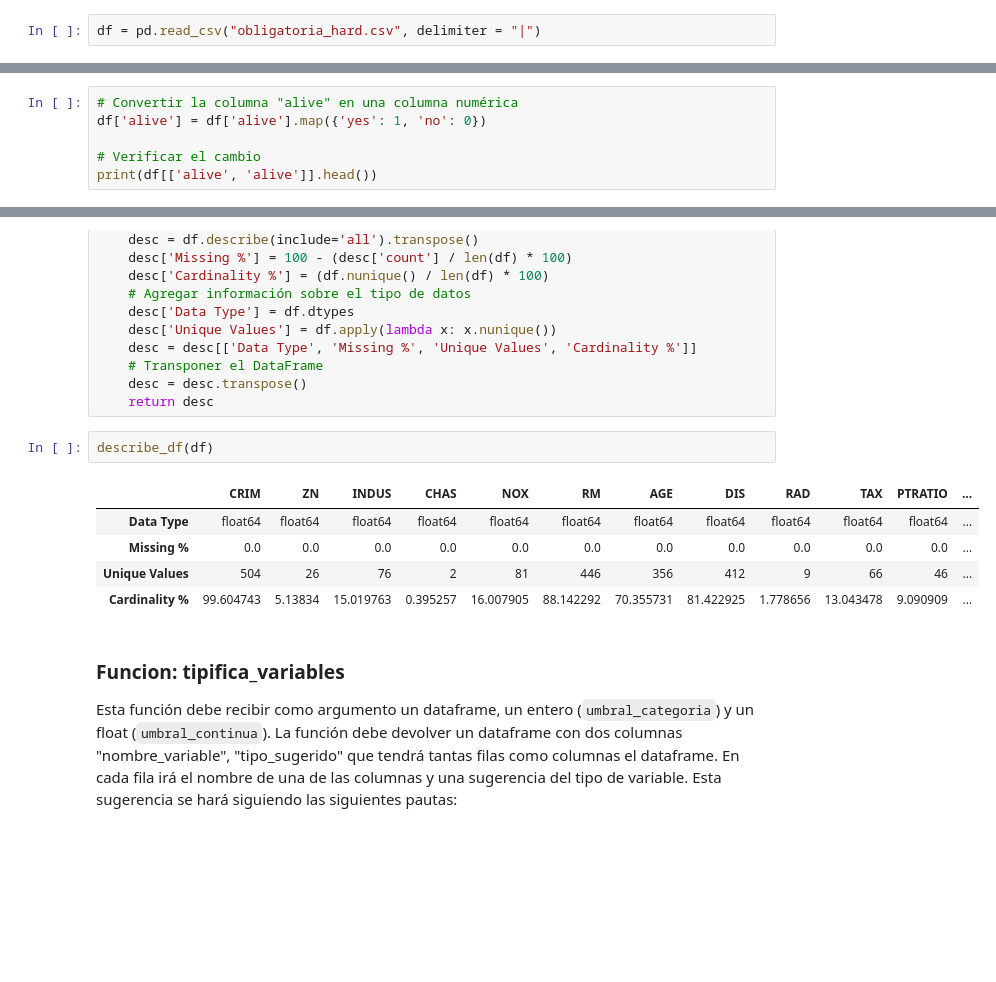
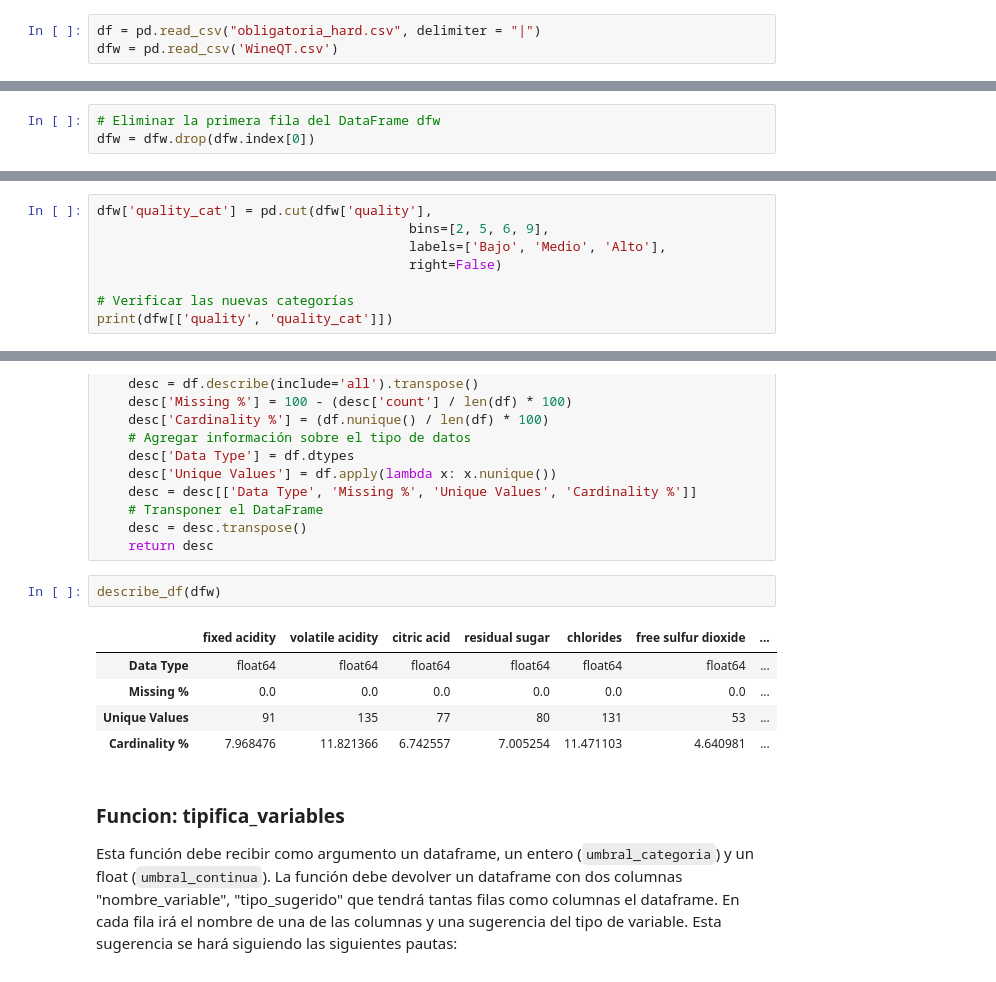
Before and after one commit to Juanxetee/TC-2, a Jupyter notebook: Team_Challenge_ToolBox_I.ipynb, the cells around one changed output, grey strips where cells are left out. Drawn from its saved outputs; the diff is of its cells as text; blank space fills up the shorter version.

```diff
--- a/Team_Challenge_ToolBox_I.ipynb
+++ b/Team_Challenge_ToolBox_I.ipynb
@@ -55,3 +55,4 @@ import seaborn as sns
 import matplotlib.pyplot as plt
 # %%
 df = pd.read_csv("obligatoria_hard.csv", delimiter = "|")
+dfw = pd.read_csv('WineQT.csv')
@@ -67,6 +58,0 @@ df.head()
-# %%
-# Convertir la columna "alive" en una columna numérica
-df['alive'] = df['alive'].map({'yes': 1, 'no': 0})
-
-# Verificar el cambio
-print(df[['alive', 'alive']].head())
@@ -80,2 +75,5 @@ print(df[['alive', 'alive']].head())
+# %%
+# Eliminar la primera fila del DataFrame dfw
+dfw = dfw.drop(dfw.index[0])
 # %%
 # Verificar si hay valores nulos en el DataFrame
@@ -102 +100,9 @@ MEDV       0
 dtype: int64
+# %%
+dfw['quality_cat'] = pd.cut(dfw['quality'],
+                                        bins=[2, 5, 6, 9],
+                                        labels=['Bajo', 'Medio', 'Alto'],
+                                        right=False)
+
+# Verificar las nuevas categorías
+print(dfw[['quality', 'quality_cat']])
@@ -132,13 +153,13 @@ def describe_df(df):
     desc = desc.transpose()
     return desc
 # %%
-describe_df(df)
+describe_df(dfw)
 # %% [output]
-|  | CRIM | ZN | INDUS | CHAS | NOX | RM | AGE | DIS | RAD | TAX | PTRATIO | ... |
-| Data Type | float64 | float64 | float64 | float64 | float64 | float64 | float64 | float64 | float64 | float64 | float64 | ... |
-| Missing % | 0.0 | 0.0 | 0.0 | 0.0 | 0.0 | 0.0 | 0.0 | 0.0 | 0.0 | 0.0 | 0.0 | ... |
-| Unique Values | 504 | 26 | 76 | 2 | 81 | 446 | 356 | 412 | 9 | 66 | 46 | ... |
-| Cardinality % | 99.604743 | 5.13834 | 15.019763 | 0.395257 | 16.007905 | 88.142292 | 70.355731 | 81.422925 | 1.778656 | 13.043478 | 9.090909 | ... |
+|  | fixed acidity | volatile acidity | citric acid | residual sugar | chlorides | free sulfur dioxide | ... |
+| Data Type | float64 | float64 | float64 | float64 | float64 | float64 | ... |
+| Missing % | 0.0 | 0.0 | 0.0 | 0.0 | 0.0 | 0.0 | ... |
+| Unique Values | 91 | 135 | 77 | 80 | 131 | 53 | ... |
+| Cardinality % | 7.968476 | 11.821366 | 6.742557 | 7.005254 | 11.471103 | 4.640981 | ... |
 # %% [markdown]
 ### Funcion: tipifica_variables
 
```
Also changed, not shown: parts of 13 cells of this notebook, 1 other file.
